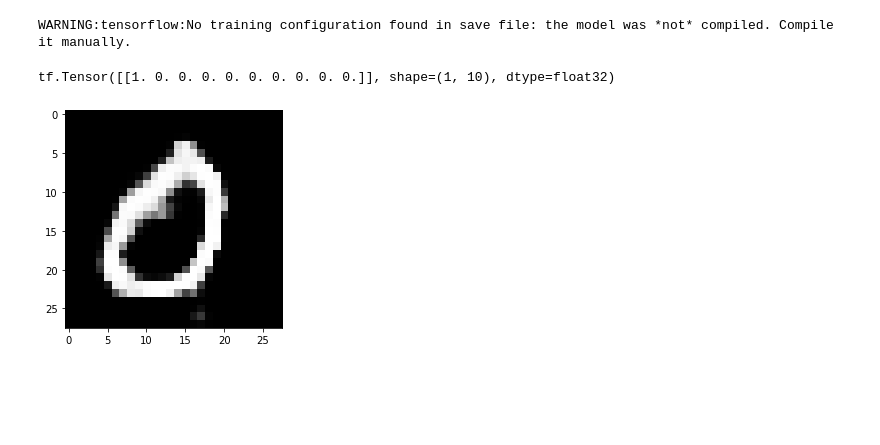
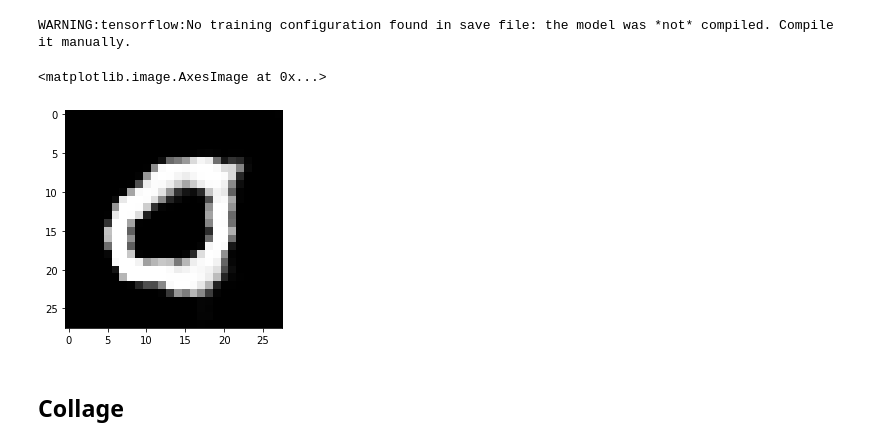
Before and after one commit to gittygupta/tf2-GANs, a Jupyter notebook: Conditional GANs/cdcgan_mnist.ipynb, the cells around one changed output. Drawn from its saved outputs; the diff is of its cells as text; code cells hidden in the pictures; blank space fills up the shorter version.

```diff
--- a/Conditional GANs/cdcgan_mnist.ipynb
+++ b/Conditional GANs/cdcgan_mnist.ipynb
@@ -334,16 +334,18 @@ generator_test.model = tf.keras.models.load_model('models/cdcgan-mnist-generator
 # %% [output]
 WARNING:tensorflow:No training configuration found in save file: the model was *not* compiled. Compile it manually.
 # %%
+onehot = np.eye(10)
 def test(digit):
-    onehot = np.eye(10)
     x = tf.random.normal([1, 100])
     y = tf.convert_to_tensor([onehot[digit]], dtype=tf.float32)
-    print(y)
     y_fill = tf.convert_to_tensor(y.numpy() * np.ones([1, 28, 28, 10], dtype=np.float32))
     generated_image = generator_test.predict(x, y)
-    plt.imshow(np.uint8(generated_image[0, :, :, 0] * 127.5 + 127.5), cmap='gray')    # generated image from noise
+    return generated_image
-# %%
-test(0)
-# %% [output]
-tf.Tensor([[1. 0. 0. 0. 0. 0. 0. 0. 0. 0.]], shape=(1, 10), dtype=float32)
-[figure, removed]
+# %%
+image = test(0)     # Enter the digit you want to generate
+plt.imshow(np.uint8(image[0, :, :, 0] * 127.5 + 127.5), cmap='gray')    # generated image from noise
+# %% [output]
+<matplotlib.image.AxesImage at 0x...>
+[figure, added]
+# %% [markdown]
+## Collage
```
Also changed, not shown: parts of 5 cells of this notebook.
